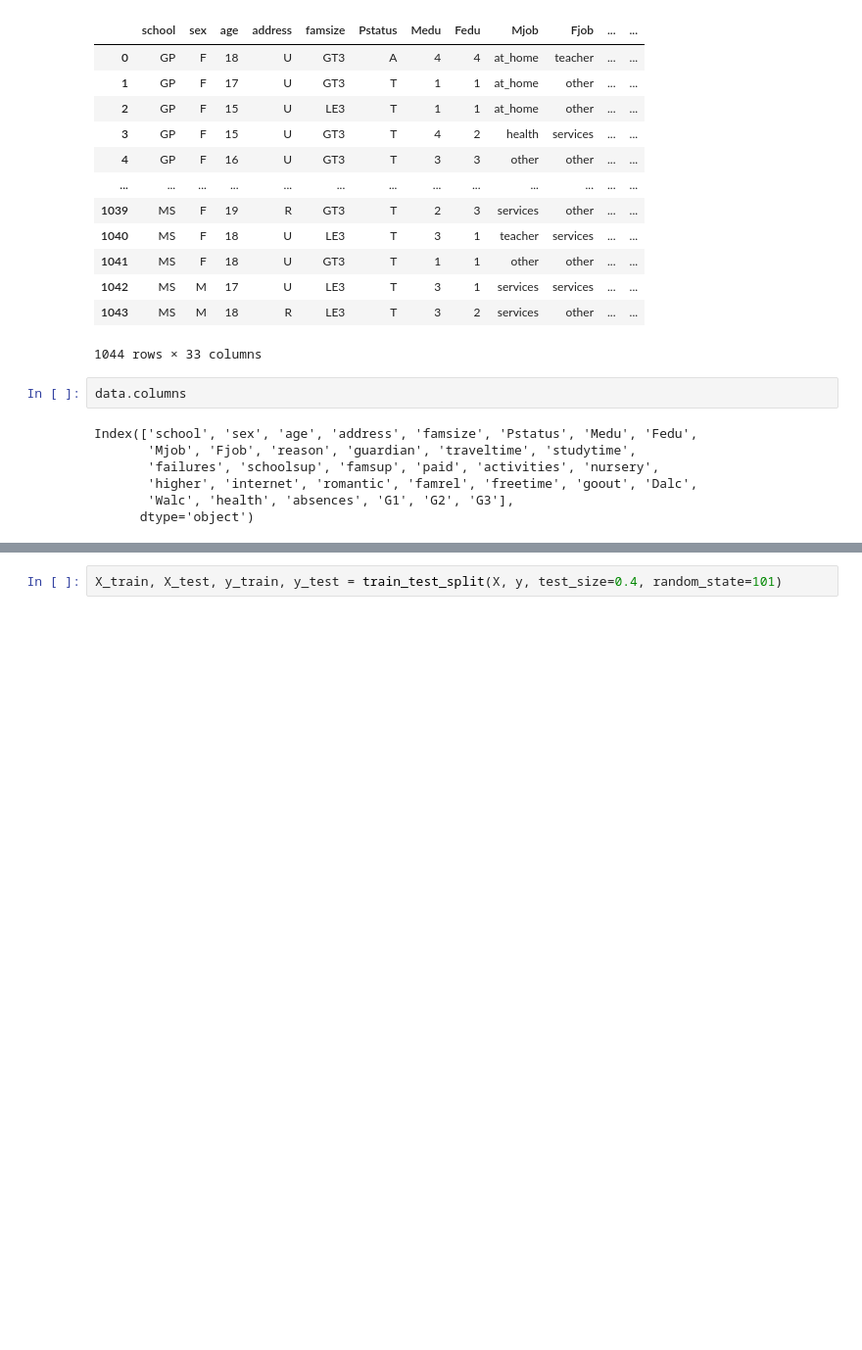
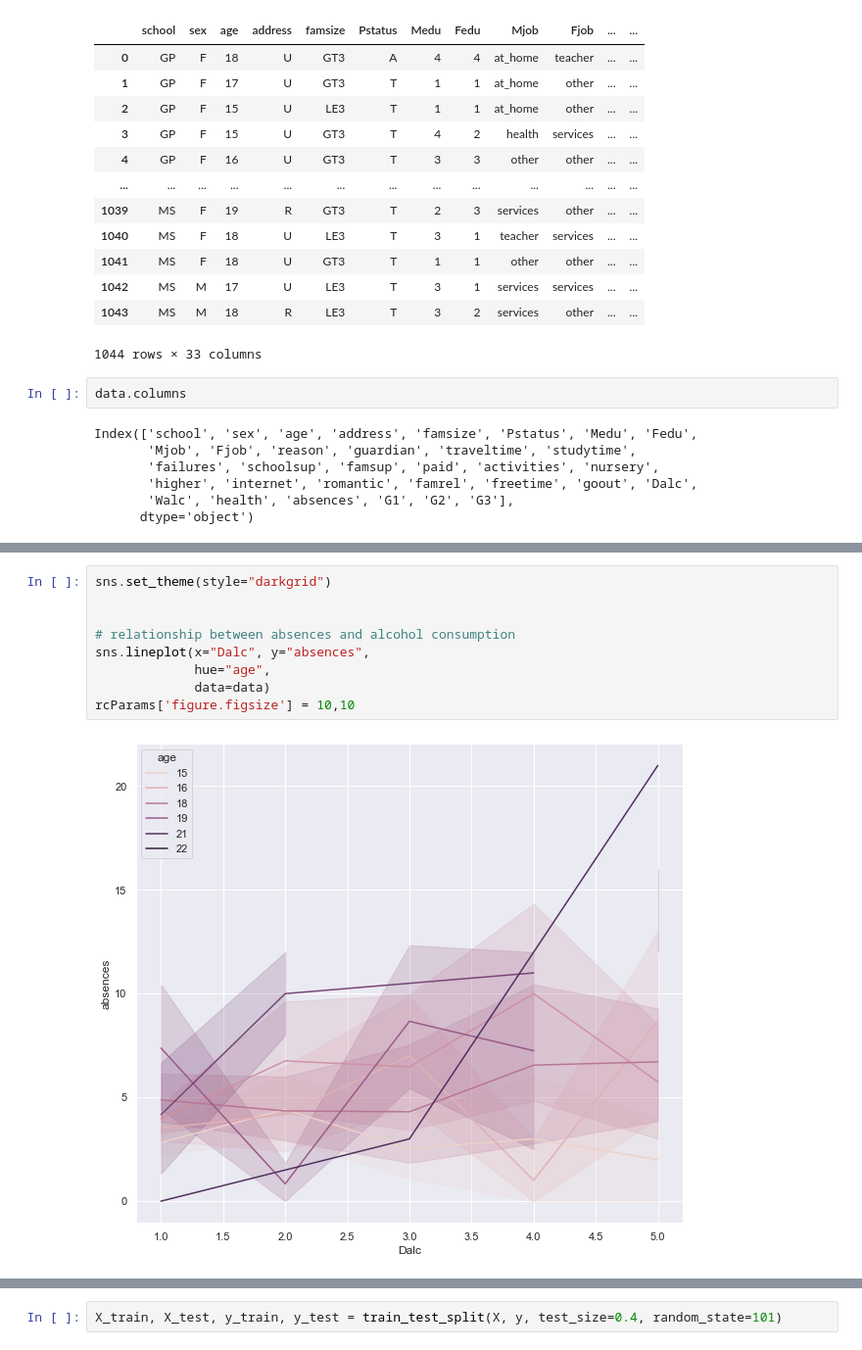
Before and after one commit to jaimiesj/health_outcomes, a Jupyter notebook: project_model.ipynb, the cells around one changed output, grey strips where cells are left out. Shown: that part at 98% size. Saved outputs shown, nothing was run; the diff lists cells and outputs as text; blank space fills up the shorter version.

```diff
--- a/project_model.ipynb
+++ b/project_model.ipynb
@@ -34,0 +59,11 @@ Index(['school', 'sex', 'age', 'address', 'famsize', 'Pstatus', 'Medu', 'Fedu',
+# %%
+sns.set_theme(style="darkgrid")
+
+
+# relationship between absences and alcohol consumption
+sns.lineplot(x="Dalc", y="absences",
+             hue="age",
+             data=data)
+rcParams['figure.figsize'] = 10,10
+# %% [output]
+[figure, added]
```
Also changed, not shown: parts of 26 cells of this notebook.
